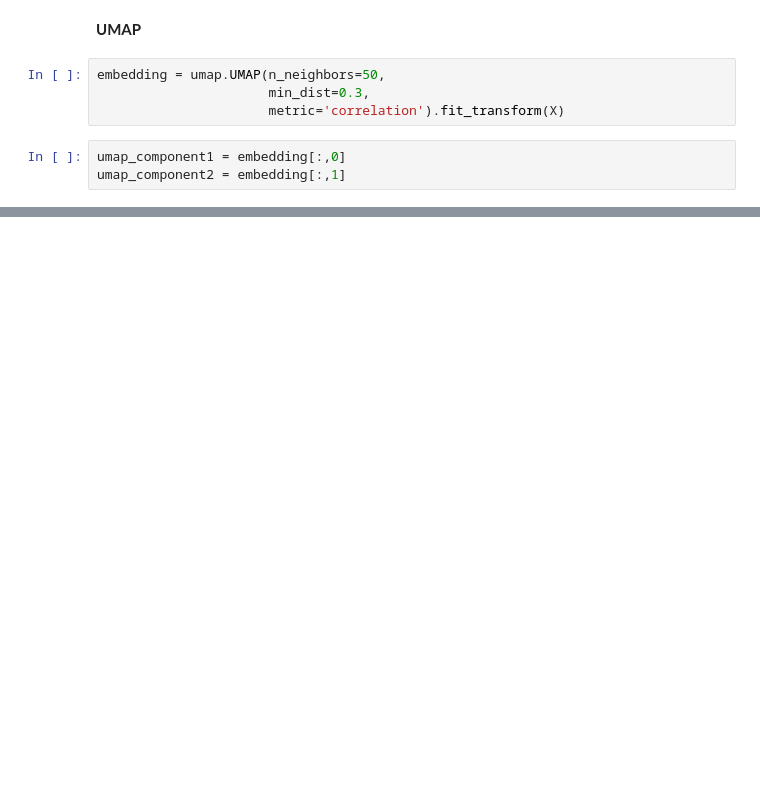
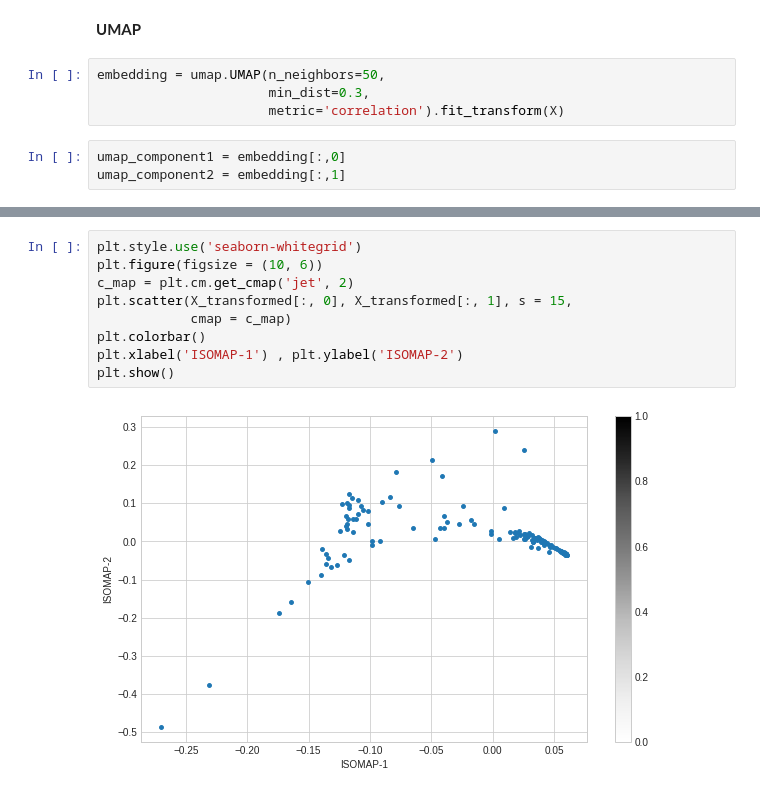
Before and after one commit to jithesh9539/Dimensionality_Reduction_Technique, a Jupyter notebook: PCA_SVD_TSNE_UMAP.ipynb, the cells around one changed output, grey strips where cells are left out. Cells and saved outputs as stored; diff of their text form; blank space fills up the shorter version.

```diff
--- a/PCA_SVD_TSNE_UMAP.ipynb
+++ b/PCA_SVD_TSNE_UMAP.ipynb
@@ -437,0 +467,11 @@ plt.scatter(umap_component1, umap_component2)
+# %%
+plt.style.use('seaborn-whitegrid')
+plt.figure(figsize = (10, 6))
+c_map = plt.cm.get_cmap('jet', 2)
+plt.scatter(X_transformed[:, 0], X_transformed[:, 1], s = 15,
+            cmap = c_map)
+plt.colorbar()
+plt.xlabel('ISOMAP-1') , plt.ylabel('ISOMAP-2')
+plt.show()
+# %% [output]
+[figure, added]
```
Also changed, not shown: parts of 24 cells of this notebook.
